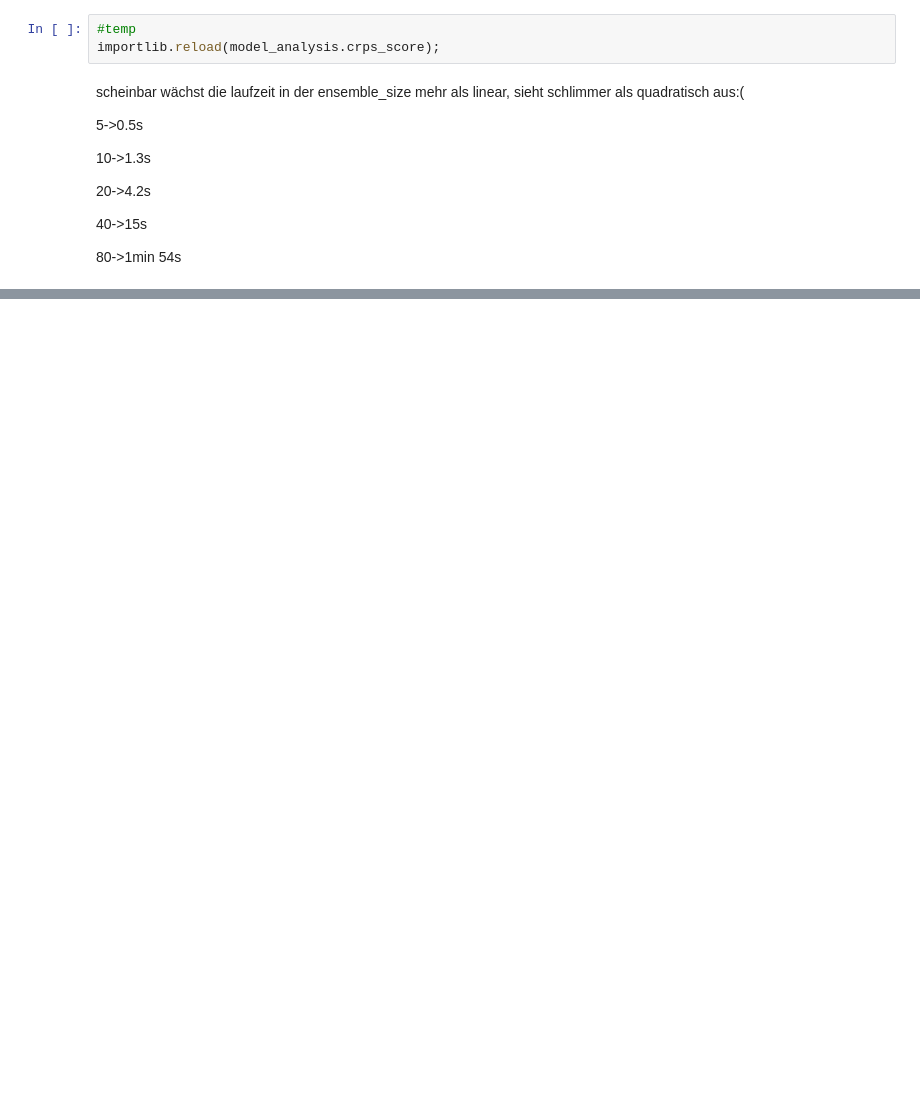
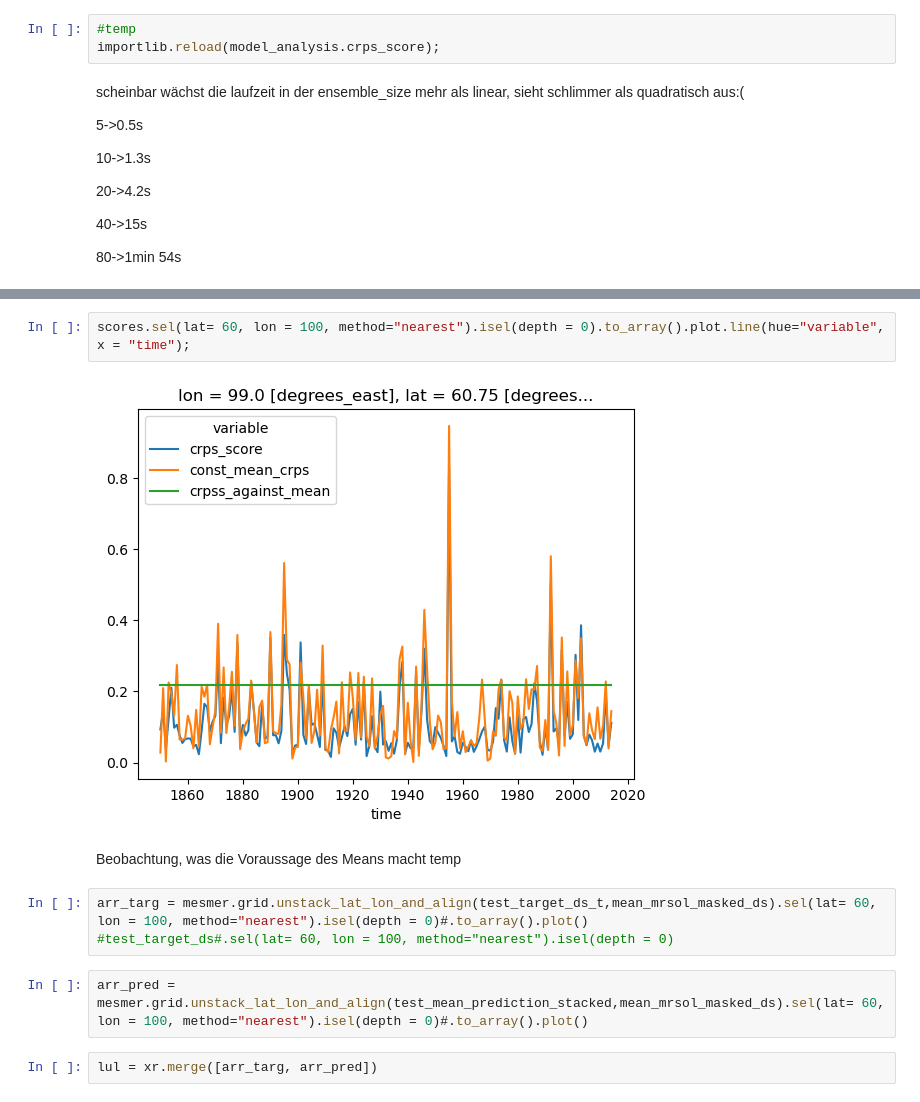
Before and after one commit to pjunghans1234/bachelorarbeit, a Jupyter notebook: calibrate_model_example.ipynb, the cells around one changed output, grey strips where cells are left out. Drawn from its saved outputs; the diff is of its cells as text; blank space fills up the shorter version.

```diff
--- a/calibrate_model_example.ipynb
+++ b/calibrate_model_example.ipynb
@@ -229,0 +272,13 @@ ax.coastlines()
+# %%
+scores.sel(lat= 60, lon = 100, method="nearest").isel(depth = 0).to_array().plot.line(hue="variable", x = "time");
+# %% [output]
+[figure, added]
+# %% [markdown]
+Beobachtung, was die Voraussage des Means macht temp
+# %%
+arr_targ = mesmer.grid.unstack_lat_lon_and_align(test_target_ds_t,mean_mrsol_masked_ds).sel(lat= 60, lon = 100, method="nearest").isel(depth = 0)#.to_array().plot()
+#test_target_ds#.sel(lat= 60, lon = 100, method="nearest").isel(depth = 0)
+# %%
+arr_pred = mesmer.grid.unstack_lat_lon_and_align(test_mean_prediction_stacked,mean_mrsol_masked_ds).sel(lat= 60, lon = 100, method="nearest").isel(depth = 0)#.to_array().plot()
+# %%
+lul = xr.merge([arr_targ, arr_pred])
```
Also changed, not shown: parts of 30 cells of this notebook, 3 other files.
